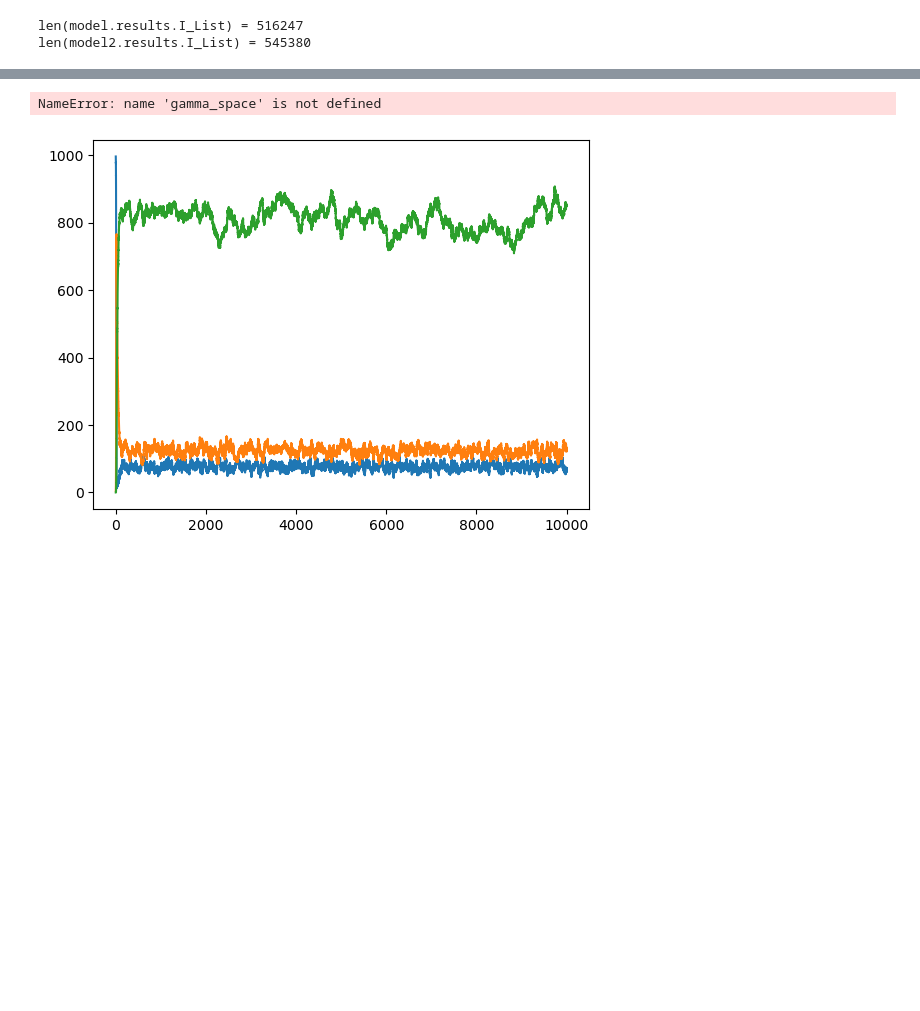
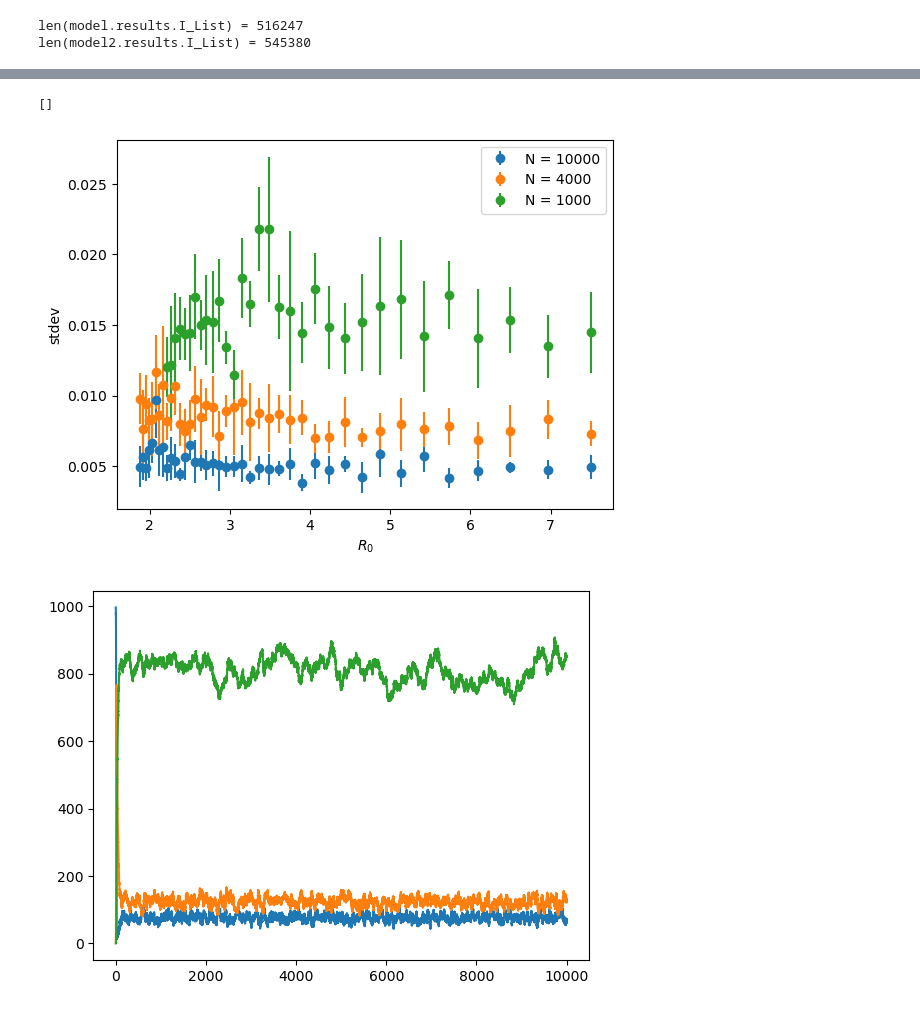
Before and after one commit to VictorianHues/Stochastic-SpatialModels_Assignment2, a Jupyter notebook: old_Peterson_15476758_Beumer_12640662_assignment2.ipynb, the cells around one changed output, grey strips where cells are left out. Cells and saved outputs as stored; diff of their text form; code cells hidden in the pictures; blank space fills up the shorter version.

```diff
--- a/old_Peterson_15476758_Beumer_12640662_assignment2.ipynb
+++ b/old_Peterson_15476758_Beumer_12640662_assignment2.ipynb
@@ -395,15 +404,16 @@ print(f"{stdev_std_1k = }")
 # %%
 R0_space = beta / gamma_space
 plt.errorbar(R0_space, stdev_list_10k, yerr=stdev_std_10k, fmt="o", label="N = 10000")
 plt.errorbar(R0_space, stdev_list_4k, yerr=stdev_std_4k, fmt="o", label="N = 4000")
-plt.errorbar(R0_space, stdev_list_1k, yerr=stdev_std_1k, fmt="o", label="N = 1000")
+plt.errorbar(R0_space[0:gamma_limit_1k], stdev_list_1k, yerr=stdev_std_1k, fmt="o", label="N = 1000")
 
 plt.xlabel("$R_0$")
 plt.ylabel("stdev")
 plt.legend()
 plt.plot()
 # %% [output]
-NameError: name 'gamma_space' is not defined
+[]
+[figure, added]
 # %%
 # Initial Values
 X0 = 995
```
Also changed, not shown: parts of 2 cells of this notebook.
